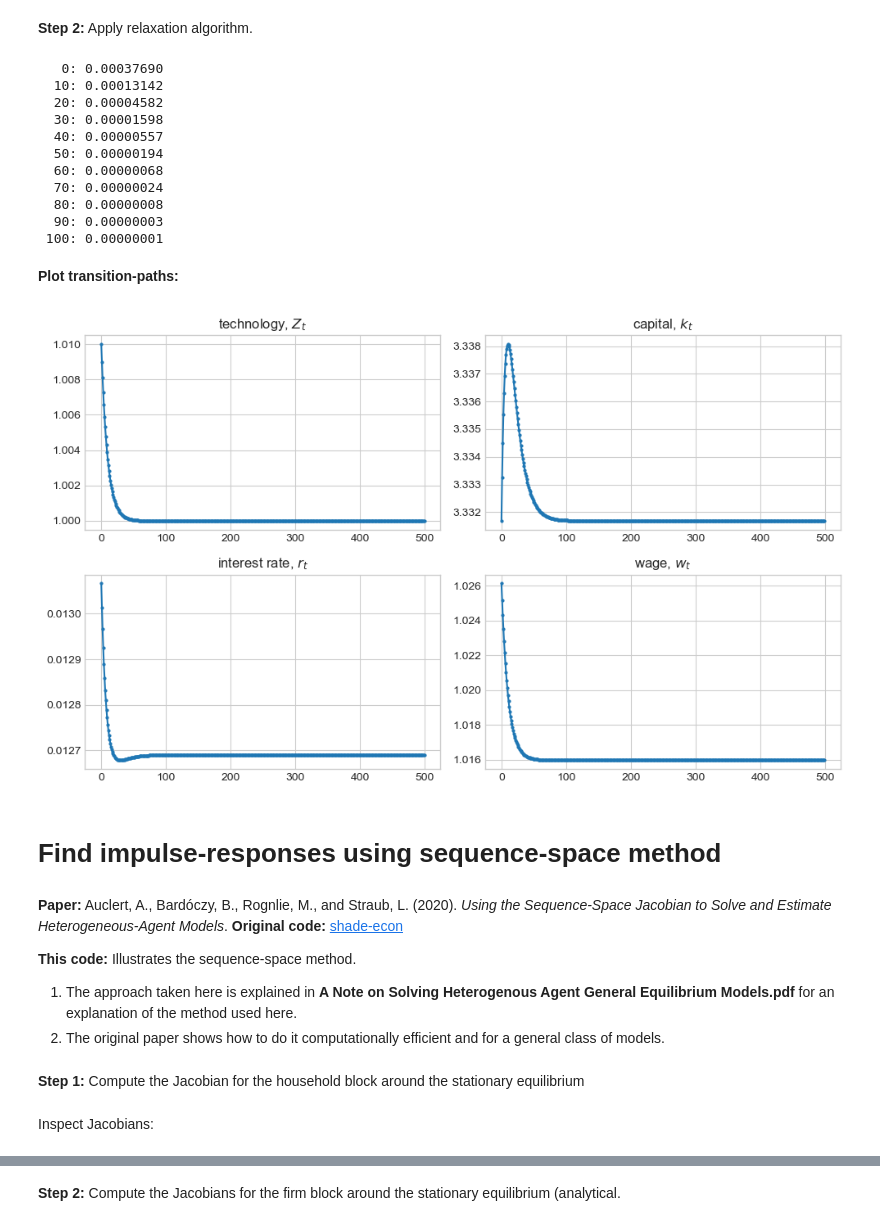
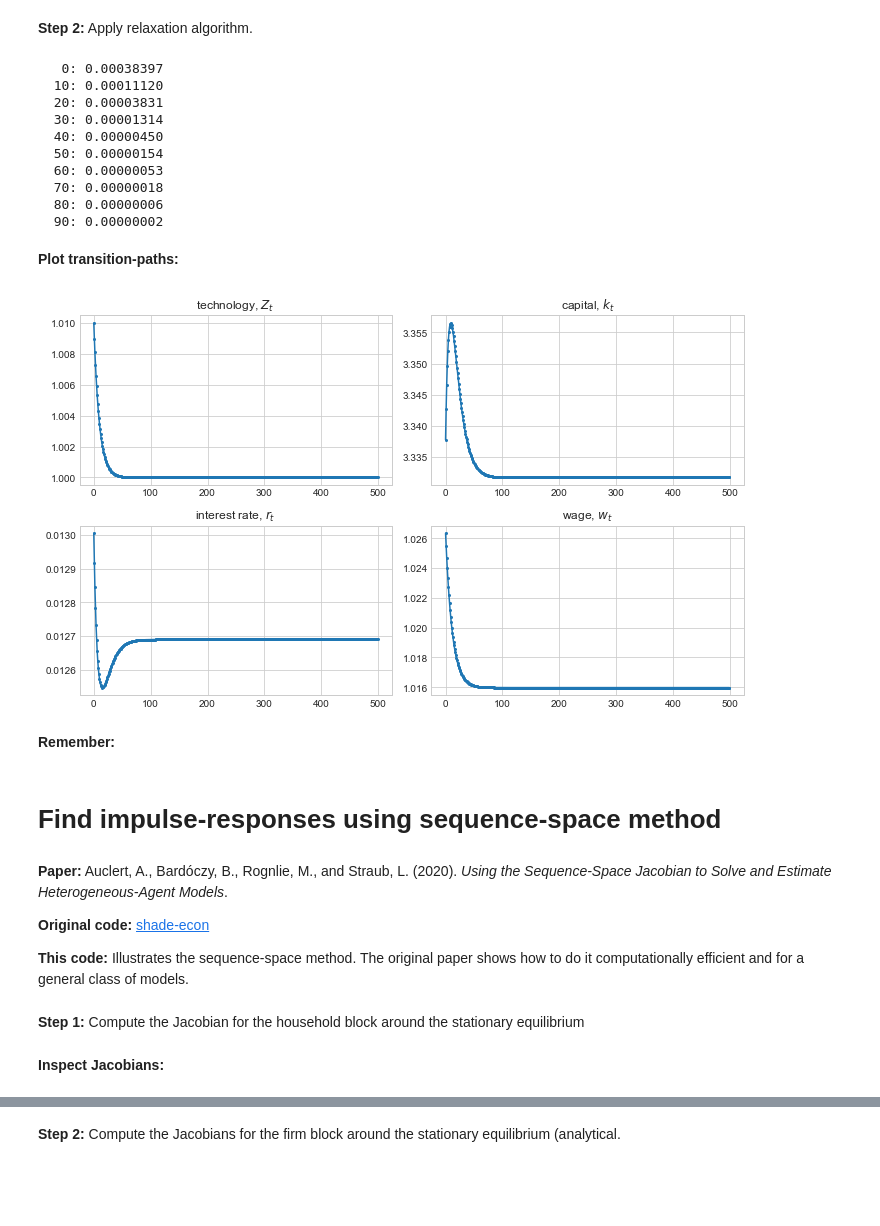
Before and after one commit to NumEconCopenhagen/ConsumptionSavingNotebooks, a Jupyter notebook: 00. DynamicProgramming/05. General Equilibrium.ipynb, the cells around one changed output, grey strips where cells are left out. Cells and saved outputs as stored; diff of their text form; code cells hidden in the pictures; blank space fills up the shorter version.

```diff
--- a/00. DynamicProgramming/05. General Equilibrium.ipynb
+++ b/00. DynamicProgramming/05. General Equilibrium.ipynb
@@ -147,13 +151,13 @@ def obj(r,model):
 
     model.solve_household_ss(r=r)
     model.simulate_household_ss()
-    return np.sum(model.sim.D*model.sol.a)-model.firm_demand(r)
+    return np.sum(model.sim.D*model.sol.a)-model.firm_demand(r,model.par.Z)
 
 if not LOAD:
 
-    sol = optimize.root_scalar(obj,bracket=[r_min,r_max],method='bisect',args=(model,))
-    model.par.r_ss = sol.root
-    assert sol.converged
+    opt = optimize.root_scalar(obj,bracket=[r_min,r_max],method='bisect',args=(model,))
+    model.par.r_ss = opt.root
+    assert opt.converged
 # %% [markdown]
 **Step 4:** Check market clearing conditions.
 # %%
@@ -218,8 +220,5 @@ persistence = 0.90
-# %%
-path_Z = np.ones(par.path_T)
-path_Z[0] = shock*par.Z
-for t in range(1,par.path_T):
-    path_Z[t] = persistence*path_Z[t-1] + (1-persistence)*par.Z
+# %%
+path_Z = model.get_path_Z()
 # %% [markdown]
 **Step 2:** Apply relaxation algorithm.
 # %%
@@ -235,66 +234,67 @@ max_iter = 5000 # maximum number of iterations
 
 # c. iterate
 it = 0
-path_K[0] = np.sum(model.sim.D*model.sol.a) # capital is pre-determined
 while True:
 
-    # i. solve and simulate
-    model.solve_household_path(path_r) # automatic update of path_w
-    model.simulate_household_path()
+    # i. find wage
+    for t in range(par.path_T):
+        path_w[t] = model.implied_w(path_r[t],path_Z[t])
 
-    # ii. implied prices
+    # ii. solve and simulate
+    model.solve_household_path(path_r,path_w)
+    model.simulate_household_path(model.sim.D)
+
+    # iii. implied prices
+    path_K = sim.path_K
     for t in range(par.path_T):
-        if t < par.path_T-1: path_K[t+1] = np.sum(model.sim.path_D[t]*model.sol.path_a[t])
         path_r_[t] = model.implied_r(path_K[t],path_Z[t])
 
-    # iii. difference
+    # iv. difference
     max_abs_diff = np.max(np.abs(path_r-path_r_))
     if it%10 == 0: print(f'{it:4d}: {max_abs_diff:.8f}')
     if max_abs_diff < 1e-8: break
 
-    # iv. update
+    # v. update
     path_r = nu*path_r + (1-nu)*path_r_
 
-    # v.  increment
+    # vi.  increment
     it += 1
     if it > max_iter: raise Exception('too many iterations')
-
-# d. find wage
-for t in range(par.path_T):
-    path_w[t] = model.implied_w(path_r[t],path_Z[t])
 # %% [output]
-   0: 0.00037690
-  10: 0.00013142
-  20: 0.00004582
-  30: 0.00001598
-  40: 0.00000557
-  50: 0.00000194
-  60: 0.00000068
-  70: 0.00000024
-  80: 0.00000008
-  90: 0.00000003
- 100: 0.00000001
+   0: 0.00038397
+  10: 0.00011120
+  20: 0.00003831
+  30: 0.00001314
+  40: 0.00000450
+  50: 0.00000154
+  60: 0.00000053
+  70: 0.00000018
+  80: 0.00000006
+  90: 0.00000002
 # %% [markdown]
 **Plot transition-paths:**
 # %%
-fig = plt.figure(figsize=(10,6),dpi=100)
+fig = plt.figure(figsize=(10,6))
 
 ax = fig.add_subplot(2,2,1)
 ax.plot(np.arange(par.path_T),path_Z,'-o',ms=2)
 ax.set_title('technology, $Z_t$');
 
 ax = fig.add_subplot(2,2,2)
 ax.plot(np.arange(par.path_T),path_K,'-o',ms=2)
 ax.set_title('capital, $k_t$');
 
 ax = fig.add_subplot(2,2,3)
 ax.plot(np.arange(par.path_T),path_r,'-o',ms=2)
 ax.set_title('interest rate, $r_t$');
 
 ax = fig.add_subplot(2,2,4)
 ax.plot(np.arange(par.path_T),path_w,'-o',ms=2)
 ax.set_title('wage, $w_t$')
 
 fig.tight_layout()
+fig.savefig('figs/transition_path.pdf')
 # %% [output]
-[figure, old version]
+[figure, new version]
+# %% [markdown]
+**Remember:**
@@ -301,9 +306,8 @@ fig.tight_layout()
 # %% [markdown]
 # Find impulse-responses using sequence-space method
 # %% [markdown]
-**Paper:** Auclert, A., Bardóczy, B., Rognlie, M., and Straub, L. (2020). *Using the Sequence-Space Jacobian to Solve and Estimate Heterogeneous-Agent Models*. **Original code:** [shade-econ](https://github.com/shade-econ/sequence-jacobian/#sequence-space-jacobian)
+**Paper:** Auclert, A., Bardóczy, B., Rognlie, M., and Straub, L. (2020). *Using the Sequence-Space Jacobian to Solve and Estimate Heterogeneous-Agent Models*.
 
-**This code:** Illustrates the sequence-space method.
+**Original code:** [shade-econ](https://github.com/shade-econ/sequence-jacobian/#sequence-space-jacobian)
 
-1. The approach taken here is explained in **A Note on Solving Heterogenous Agent General Equilibrium Models.pdf** for an explanation of the method used here.
-2. The original paper shows how to do it computationally efficient and for a general class of models.
+**This code:** Illustrates the sequence-space method. The original paper shows how to do it computationally efficient and for a general class of models.
@@ -358,8 +357,8 @@ if not LOAD:
     sol.jac_curlyK_w,sol.jac_C_w = jac('w')
 # %%
 model.save()
-# %% [markdown]
-Inspect Jacobians:
+# %% [markdown]
+**Inspect Jacobians:**
 # %%
 fig = plt.figure(figsize=(12,4))
 T_fig = 200
```
Also changed, not shown: parts of 35 cells of this notebook, 14 other files.
